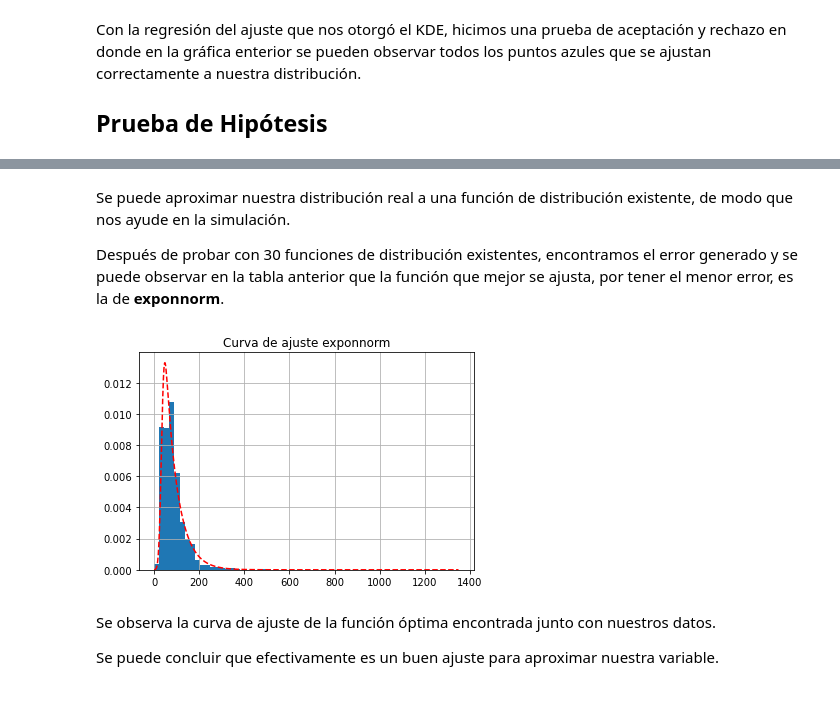
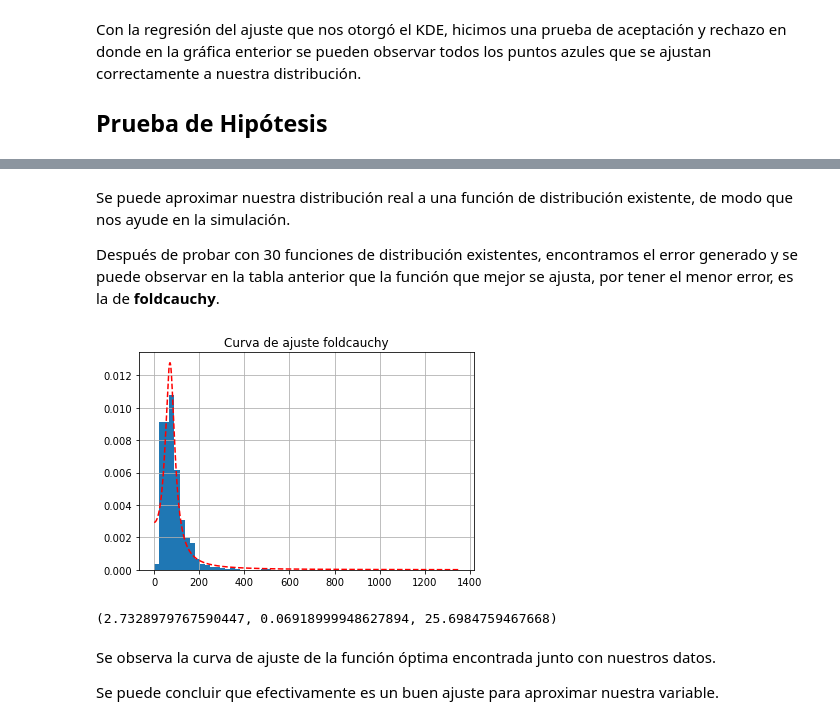
Before and after one commit to leonardoaceves/ProyectoSPF_JLACEVES_AMAGUILERA, a Jupyter notebook: ProyectoModulo1_AcevesJ_AguileraA.ipynb, the cells around one changed output, grey strips where cells are left out. Drawn from its saved outputs; the diff is of its cells as text; code cells hidden in the pictures.

```diff
--- a/ProyectoModulo1_AcevesJ_AguileraA.ipynb
+++ b/ProyectoModulo1_AcevesJ_AguileraA.ipynb
@@ -1059,20 +1126,24 @@ r.head()
 # %% [markdown]
 Se puede aproximar nuestra distribución real a una función de distribución existente, de modo que nos ayude en la simulación.
 
-Después de probar con 30 funciones de distribución existentes, encontramos el error generado y se puede observar en la tabla anterior que la función que mejor se ajusta, por tener el menor error, es la de **exponnorm**.
+Después de probar con 30 funciones de distribución existentes, encontramos el error generado y se puede observar en la tabla anterior que la función que mejor se ajusta, por tener el menor error, es la de **foldcauchy**.
 # %%
-dist = 'exponnorm'
+dist = 'foldcauchy'
 params = getattr(st, dist).fit(unitprice)
 x = np.arange(unitprice.min(), unitprice.max(), .01)
 y = getattr(st, dist).pdf(x, *params)
 
 plt.figure(figsize=(6, 4))
 plt.hist(unitprice, 60, density=True)
 plt.plot(x, y,'r--')
-plt.title('Curva de ajuste exponnorm')
+plt.title('Curva de ajuste foldcauchy')
 plt.grid()
 # %% [output]
-[figure, old version]
+[figure, new version]
+# %%
+params
+# %% [output]
+(2.7328979767590447, 0.06918999948627894, 25.6984759467668)
 # %% [markdown]
 Se observa la curva de ajuste de la función óptima encontrada junto con nuestros datos.
 
```
Also changed, not shown: parts of 37 cells of this notebook.
